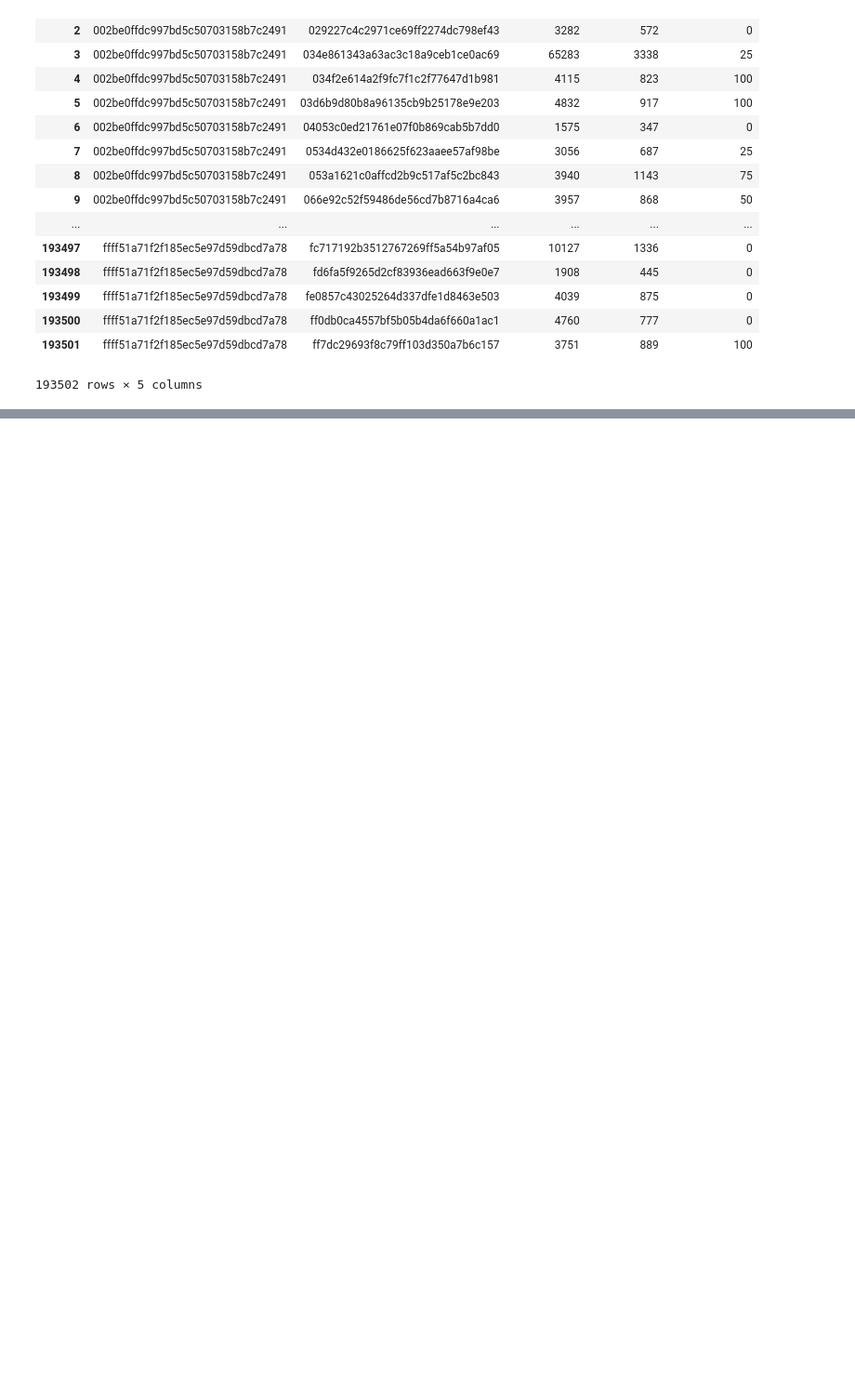
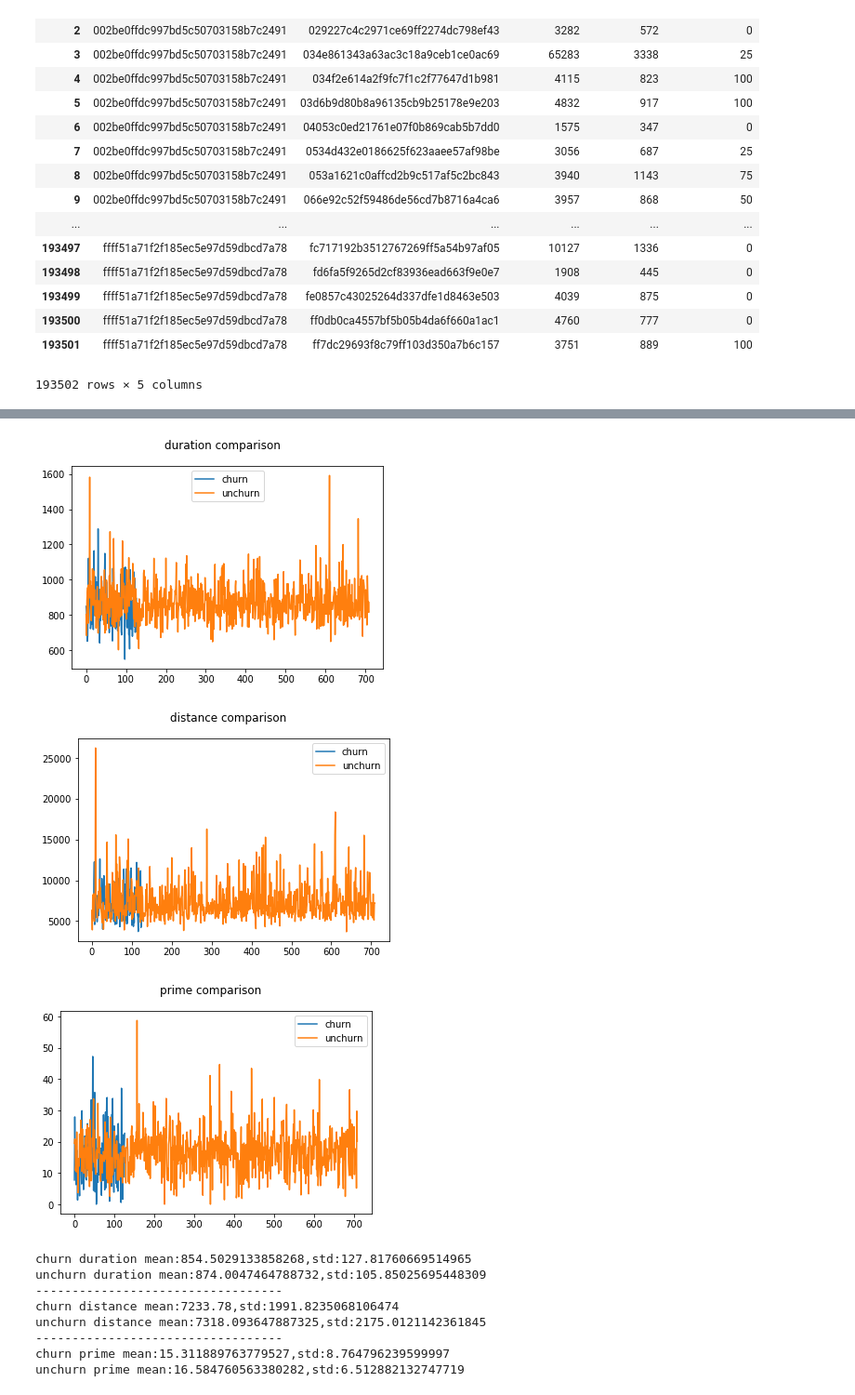
Before and after one commit to Ruijin1988/GIT, a Jupyter notebook: take_home.ipynb, the cells around one changed output, grey strips where cells are left out. Shown at 93% size. Drawn from its saved outputs; the diff is of its cells as text; code cells hidden in the pictures; blank space fills up the shorter version.

```diff
--- a/take_home.ipynb
+++ b/take_home.ipynb
@@ -138,2 +348,77 @@ for elem in driver_ride_id_dict.keys():
+# %%
+#[0:total number of rides, 1:total range of ride, 2:frequent of ride per day, 3:vacum time from last ride,
+# 4:vacum time from on board, 5:mean time per costumer, 6:mean distance per customer, 7:duration_time_within_first_week,
+# 8: number_of_rides_in_first_week, 9:prime_time_prob]
+
+ratio = 30
+crit_item_index = 1
+sum_churn_freq,sum_unchurn_freq = 0,0
+count_churn,count_unchurn = 0,0
+driver_churn_dict, driver_unchurn_dict = {}, {}
+for elem in driver_freq_dict.keys():
+    if driver_freq_dict[elem][crit_item_index]<ratio:
+        driver_churn_dict[elem]=driver_freq_dict[elem]
+        sum_churn_freq = driver_churn_dict[elem][crit_item_index]+sum_churn_freq
+        count_churn+=1
+    else:
+        driver_unchurn_dict[elem]=driver_freq_dict[elem]
+        sum_unchurn_freq = driver_unchurn_dict[elem][crit_item_index]+sum_unchurn_freq
+        count_unchurn+=1
+
+# insight
+churn_distant_list,churn_duration_list,unchurn_distant_list,unchurn_duration_list=[],[],[],[]
+churn_prime_prob,unchurn_prime_prob = [],[]
+for elem in driver_churn_dict.keys():
+    churn_duration_list.append(driver_churn_dict[elem][5])
+    churn_distant_list.append(driver_churn_dict[elem][6])
+    churn_prime_prob.append(driver_churn_dict[elem][9])
+for elem in driver_unchurn_dict.keys():
+    unchurn_duration_list.append(driver_unchurn_dict[elem][5])
+    unchurn_distant_list.append(driver_unchurn_dict[elem][6])
+    unchurn_prime_prob.append(driver_unchurn_dict[elem][9])
+
+
+
+fig = plt.figure()
+plt.plot(churn_duration_list,label='churn')
+plt.plot(unchurn_duration_list,label='unchurn')
+fig.suptitle('duration comparison', fontdict={'fontsize': 8, 'fontweight': 'medium'})
+plt.legend()
+plt.show()
+
+fig = plt.figure()
+plt.plot(churn_distant_list,label='churn')
+plt.plot(unchurn_distant_list,label='unchurn')
+fig.suptitle('distance comparison', fontdict={'fontsize': 8, 'fontweight': 'medium'})
+plt.legend()
+plt.show()
+
+fig = plt.figure()
+plt.plot(churn_prime_prob,label='churn')
+plt.plot(unchurn_prime_prob,label='unchurn')
+fig.suptitle('prime comparison', fontdict={'fontsize': 8, 'fontweight': 'medium'})
+plt.legend()
+plt.show()
+
+print('churn duration mean:{},std:{}'.format(np.mean(churn_duration_list),np.std(churn_duration_list)))
+print('unchurn duration mean:{},std:{}'.format(np.mean(unchurn_duration_list),np.std(unchurn_duration_list)))
+print('----------------------------------')
+print('churn distance mean:{},std:{}'.format(np.mean(churn_distant_list),np.std(churn_distant_list)))
+print('unchurn distance mean:{},std:{}'.format(np.mean(unchurn_distant_list),np.std(unchurn_distant_list)))
+print('----------------------------------')
+print('churn prime mean:{},std:{}'.format(np.mean(churn_prime_prob),np.std(churn_prime_prob)))
+print('unchurn prime mean:{},std:{}'.format(np.mean(unchurn_prime_prob),np.std(unchurn_prime_prob)))
+# %% [output]
+[figure, added]
+[figure, added]
+[figure, added]
+churn duration mean:854.5029133858268,std:127.81760669514965
+unchurn duration mean:874.0047464788732,std:105.85025695448309
+----------------------------------
+churn distance mean:7233.78,std:1991.8235068106474
+unchurn distance mean:7318.093647887325,std:2175.0121142361845
+----------------------------------
+churn prime mean:15.311889763779527,std:8.764796239599997
+unchurn prime mean:16.584760563380282,std:6.512882132747719
 # %%
 # driver_freq_dict
```
Also changed, not shown: parts of 28 cells of this notebook.
